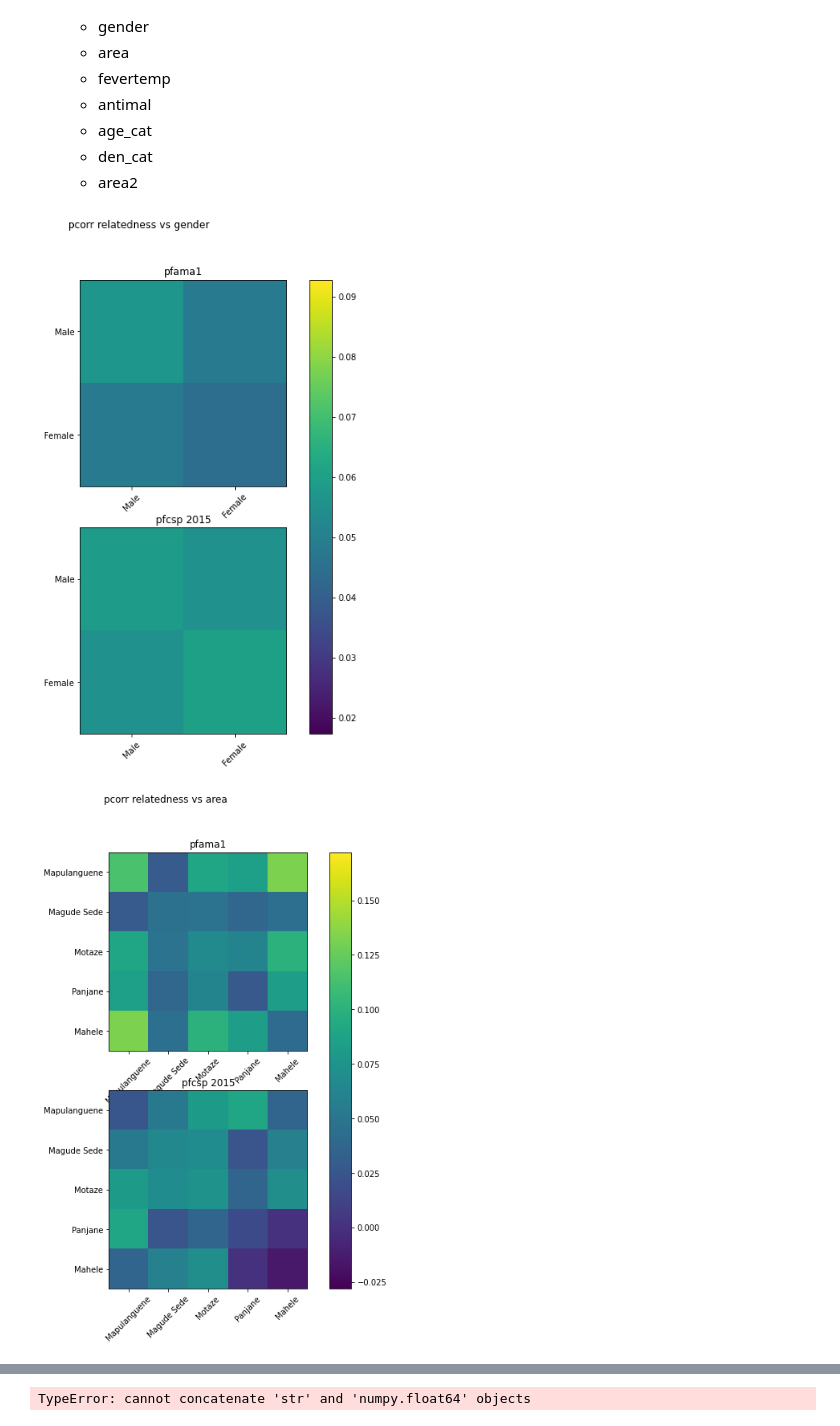
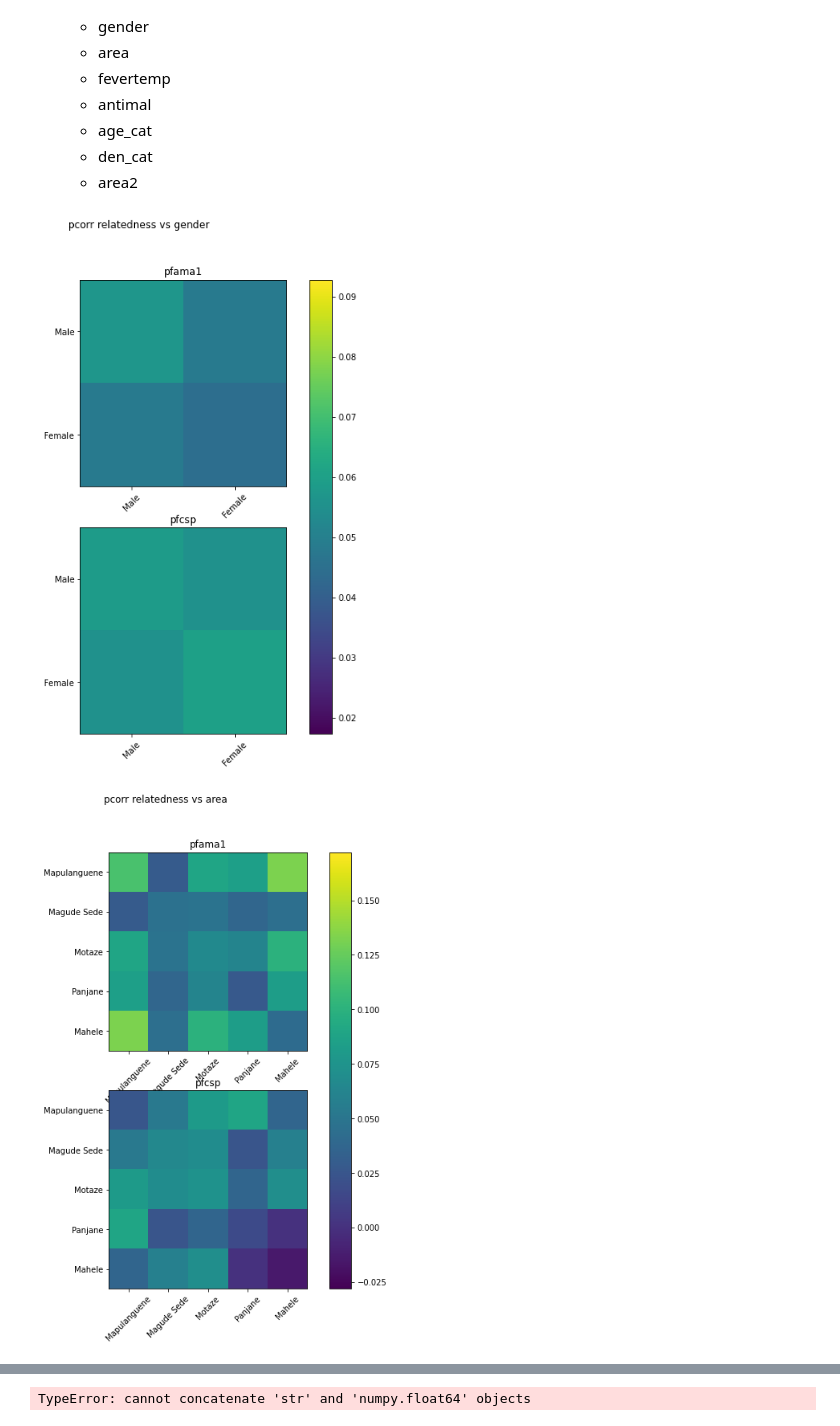
Before and after one commit to arnaupujol/genomics, a Jupyter notebook: notebooks/genotype_relatedness.ipynb, the cells around one changed output, grey strips where cells are left out. Saved outputs shown, nothing was run; the diff lists cells and outputs as text; code cells hidden in the pictures.

```diff
--- a/notebooks/genotype_relatedness.ipynb
+++ b/notebooks/genotype_relatedness.ipynb
@@ -858,33 +892,33 @@ for category in ['gender', 'area', 'fevertemp', 'antimal', 'age_cat', 'den_cat',
                 relat_cross_csp_mean[ii,jj] = np.mean(np.concatenate((mat_vals(mat_csp_pre, diag = diag), mat_vals(mat_csp_post, diag = diag))))
 
         #Plot mean statistics between all them
         all_vals = np.concatenate((relat_cross_ama_pre, relat_cross_ama_post,relat_cross_csp_pre, relat_cross_csp_post))
         min_v = np.min(all_vals)
         max_v = np.max(all_vals)
 
         fig, axs = plt.subplots(2, 1)
         fig.set_size_inches([10,10])
         fig.suptitle(mm + ' relatedness vs ' + category)
 
         images = []
 
         images.append(axs[0].imshow(relat_cross_ama_mean, vmin = min_v, vmax = max_v))
         axs[0].set_title('pfama1')
         axs[0].set_xticks(np.arange(len(types)))
         axs[0].set_xticklabels(types, rotation=45)
         axs[0].set_yticks(np.arange(len(types)))
         axs[0].set_yticklabels(types)
 
         images.append(axs[1].imshow(relat_cross_csp_mean, vmin = min_v, vmax = max_v))
-        axs[1].set_title('pfcsp 2015')
+        axs[1].set_title('pfcsp')
         axs[1].set_xticks(np.arange(len(types)))
         axs[1].set_xticklabels(types, rotation=45)
         axs[1].set_yticks(np.arange(len(types)))
         axs[1].set_yticklabels(types)
 
         fig.colorbar(images[0], ax = axs)
         plt.savefig(save_path + mm + '_' + category + '.pdf')
         plt.show()
 # %% [output]
-[figure, old version]
+[figure, new version]
-[figure, old version]
+[figure, new version]
```
Also changed, not shown: parts of 7 cells of this notebook.
